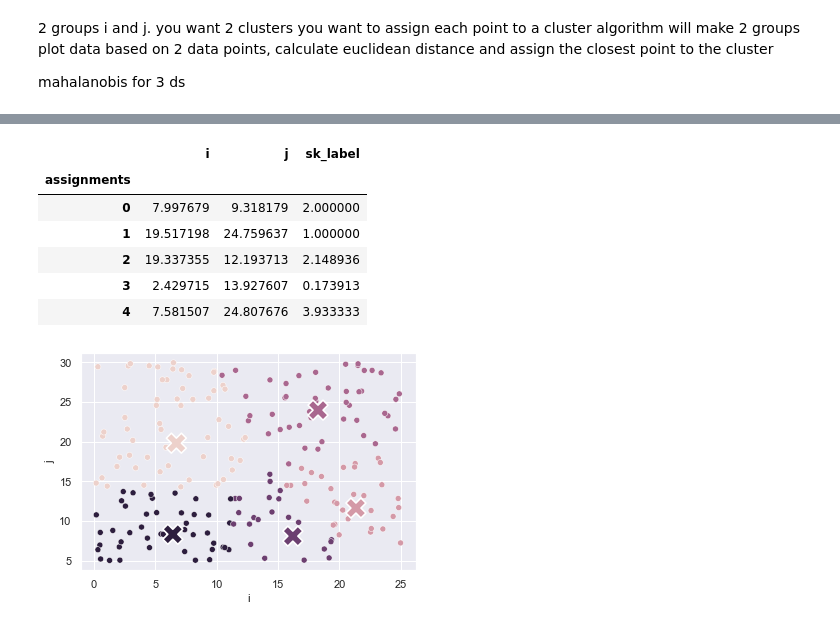
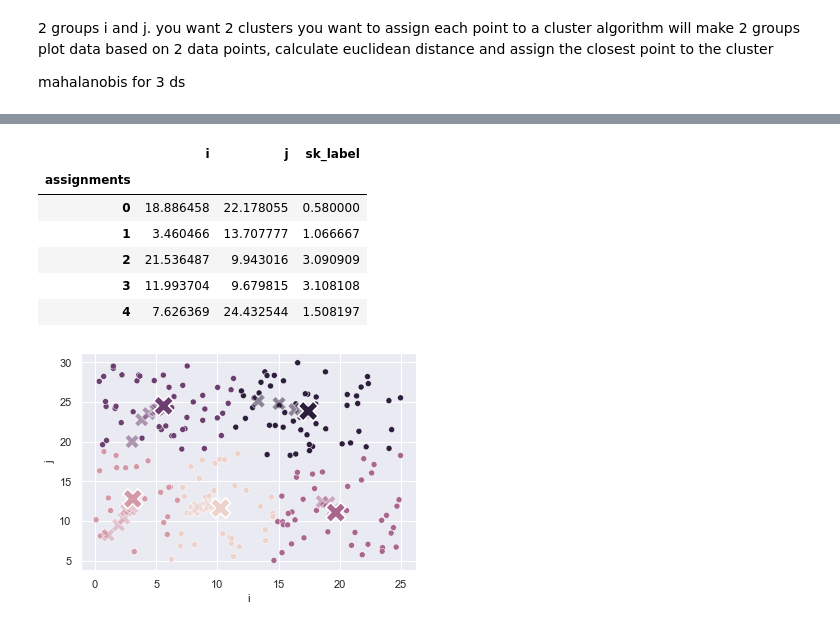
Before and after one commit to LiviReka/Optimization_assignments, a Jupyter notebook: kmeans.ipynb, the cells around one changed output, grey strips where cells are left out. Saved outputs shown, nothing was run; the diff lists cells and outputs as text; code cells hidden in the pictures.

```diff
--- a/kmeans.ipynb
+++ b/kmeans.ipynb
@@ -117,7 +117,7 @@ g.legend_.remove()
 means = assigned_df.groupby('assignments').mean()
 
 diff = False
-while diff:
+while diff == True:
     reassigned_df = assign_clusters(d,n,means_to_np(means,n))
     newmeans = reassigned_df.groupby('assignments').mean()
     diff = means.equals(newmeans)
@@ -127,38 +127,41 @@ means
 # %% [output]
 |  | i | j | sk_label |
 | assignments |  |  |  |
-| 0 | 7.997679 | 9.318179 | 2.000000 |
-| 1 | 19.517198 | 24.759637 | 1.000000 |
-| 2 | 19.337355 | 12.193713 | 2.148936 |
-| 3 | 2.429715 | 13.927607 | 0.173913 |
-| 4 | 7.581507 | 24.807676 | 3.933333 |
+| 0 | 18.886458 | 22.178055 | 0.580000 |
+| 1 | 3.460466 | 13.707777 | 1.066667 |
+| 2 | 21.536487 | 9.943016 | 3.090909 |
+| 3 | 11.993704 | 9.679815 | 3.108108 |
+| 4 | 7.626369 | 24.432544 | 1.508197 |
 # %%
 # modularizing it into reusable function, and final cluster visualization:
 # todo: can also visualize the convergence trail
 
 def mykmeans(d,n):
     c = get_centroids(d,n)
     assigned_df = assign_clusters(d,n,c)
     means = assigned_df.groupby('assignments').mean()
+    mpath = means
 
     reassigned_df = assign_clusters(assigned_df,n,means_to_np(means,n))
     newmeans = reassigned_df.groupby('assignments').mean()
 
     diff = False
-    while diff:
+    while diff == False:
         reassigned_df = assign_clusters(d,n,means_to_np(means,n))
         newmeans = reassigned_df.groupby('assignments').mean()
         diff = means.equals(newmeans)
+        mpath = mpath.append(newmeans)
         means=newmeans
 
-    return reassigned_df,means
+    return reassigned_df,means,mpath
 
-data,m = mykmeans(df,5)
-g = sns.scatterplot(data=data,x='i',y='j',hue='assignments')
+data,m,mpath = mykmeans(df,5)
+g = sns.scatterplot(data=data,x='i',y='j',hue='assignments',)
+g = sns.scatterplot(data=mpath,x='i',y='j',hue='assignments',marker='X',s=200,alpha=0.5)
 g = sns.scatterplot(data=m,x='i',y='j',hue='assignments',marker='X',s=400)
 g.legend_.remove()
 # %% [output]
-[figure, old version]
+[figure, new version]
 # %%
 # with non-synthetic data
 
```
Also changed, not shown: parts of 7 cells of this notebook.
